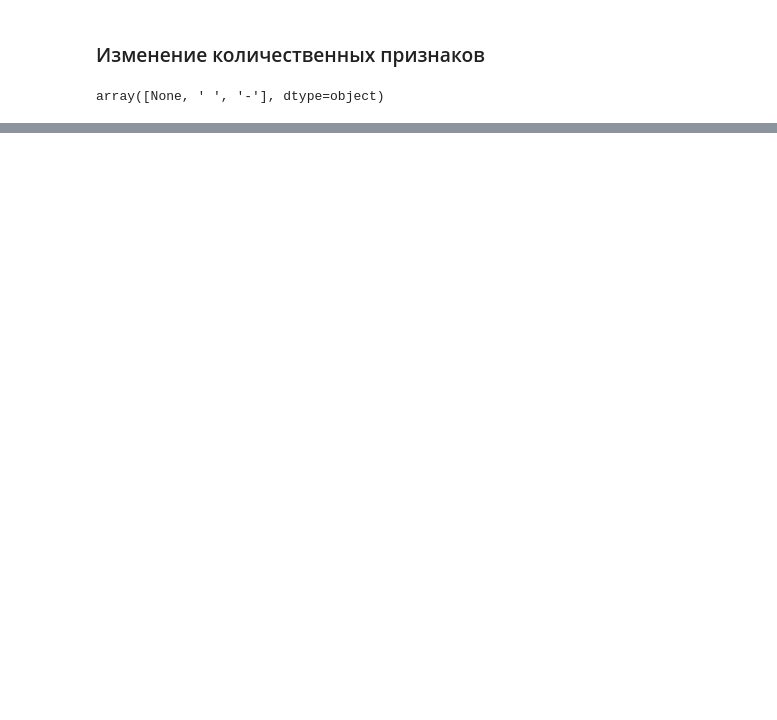
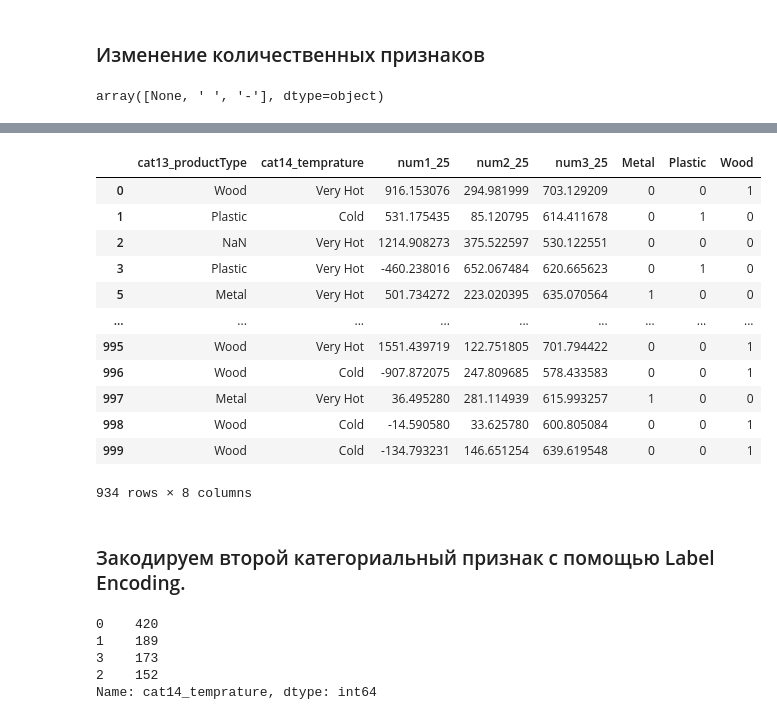
Before and after one commit to dahhwe/data_analysis, a Jupyter notebook: notebooks/analysis.ipynb, the cells around one changed output, grey strips where cells are left out. Drawn from its saved outputs; the diff is of its cells as text; code cells hidden in the pictures; blank space fills up the shorter version.

```diff
--- a/notebooks/analysis.ipynb
+++ b/notebooks/analysis.ipynb
@@ -153,0 +164,4 @@ memory usage: 25.8+ KB
+# %%
+columns_to_check = [NUM1, NUM2, NUM3]
+for column in columns_to_check:
+    dataframe_sigma = remove_outliers(dataframe_sigma, column)
@@ -154,2 +196,4 @@ memory usage: 25.8+ KB
+# %%
+dataframe = dataframe_sigma
 # %% [markdown]
 ## 4. Поиск и восстановление пропущенных значений
@@ -173,7 +217,7 @@ dataframe[NUM2].fillna(dataframe[NUM2].median(), inplace=True)
 # %%
 # Сохраняем выходные данные fit_transform() непосредственно в целевом столбце NUM3.
-knn_imputer = sklearn.impute.KNNImputer()
-dataframe[NUM3] = knn_imputer.fit_transform(dataframe[[NUM1, NUM2, NUM3]])[:, 2]
+knn_inputter = sklearn.impute.KNNImputer()
+dataframe[NUM3] = knn_inputter.fit_transform(dataframe[[NUM1, NUM2, NUM3]])[:, 2]
 num_non_null = dataframe[NUM3].count()
 print(f"Количество не нулевых элементов в NUM3: {num_non_null}")
 # %% [output]
@@ -180,0 +229,30 @@ TypeError: float() argument must be a string or a real number, not 'NAType'
+# %%
+enc_df = pd.get_dummies(dataframe[PRODUCT_TYPE])
+dataframe = pd.concat([dataframe, enc_df], axis=1)
+dataframe
+# %% [output]
+|  | cat13_productType | cat14_temprature | num1_25 | num2_25 | num3_25 | Metal | Plastic | Wood |
+| 0 | Wood | Very Hot | 916.153076 | 294.981999 | 703.129209 | 0 | 0 | 1 |
+| 1 | Plastic | Cold | 531.175435 | 85.120795 | 614.411678 | 0 | 1 | 0 |
+| 2 | NaN | Very Hot | 1214.908273 | 375.522597 | 530.122551 | 0 | 0 | 0 |
+| 3 | Plastic | Very Hot | -460.238016 | 652.067484 | 620.665623 | 0 | 1 | 0 |
+| 5 | Metal | Very Hot | 501.734272 | 223.020395 | 635.070564 | 1 | 0 | 0 |
+| ... | ... | ... | ... | ... | ... | ... | ... | ... |
+| 995 | Wood | Very Hot | 1551.439719 | 122.751805 | 701.794422 | 0 | 0 | 1 |
+| 996 | Wood | Cold | -907.872075 | 247.809685 | 578.433583 | 0 | 0 | 1 |
+| 997 | Metal | Very Hot | 36.495280 | 281.114939 | 615.993257 | 1 | 0 | 0 |
+| 998 | Wood | Cold | -14.590580 | 33.625780 | 600.805084 | 0 | 0 | 1 |
+| 999 | Wood | Cold | -134.793231 | 146.651254 | 639.619548 | 0 | 0 | 1 |
+934 rows × 8 columns
+# %% [markdown]
+### Закодируем второй категориальный признак с помощью Label Encoding.
+# %%
+le = LabelEncoder()
+dataframe[TEMPERATURE] = le.fit_transform(dataframe[TEMPERATURE])
+dataframe[TEMPERATURE].value_counts()
+# %% [output]
+0    420
+1    189
+3    173
+2    152
+Name: cat14_temprature, dtype: int64
```
Also changed, not shown: parts of 28 cells of this notebook, 1 other file.
